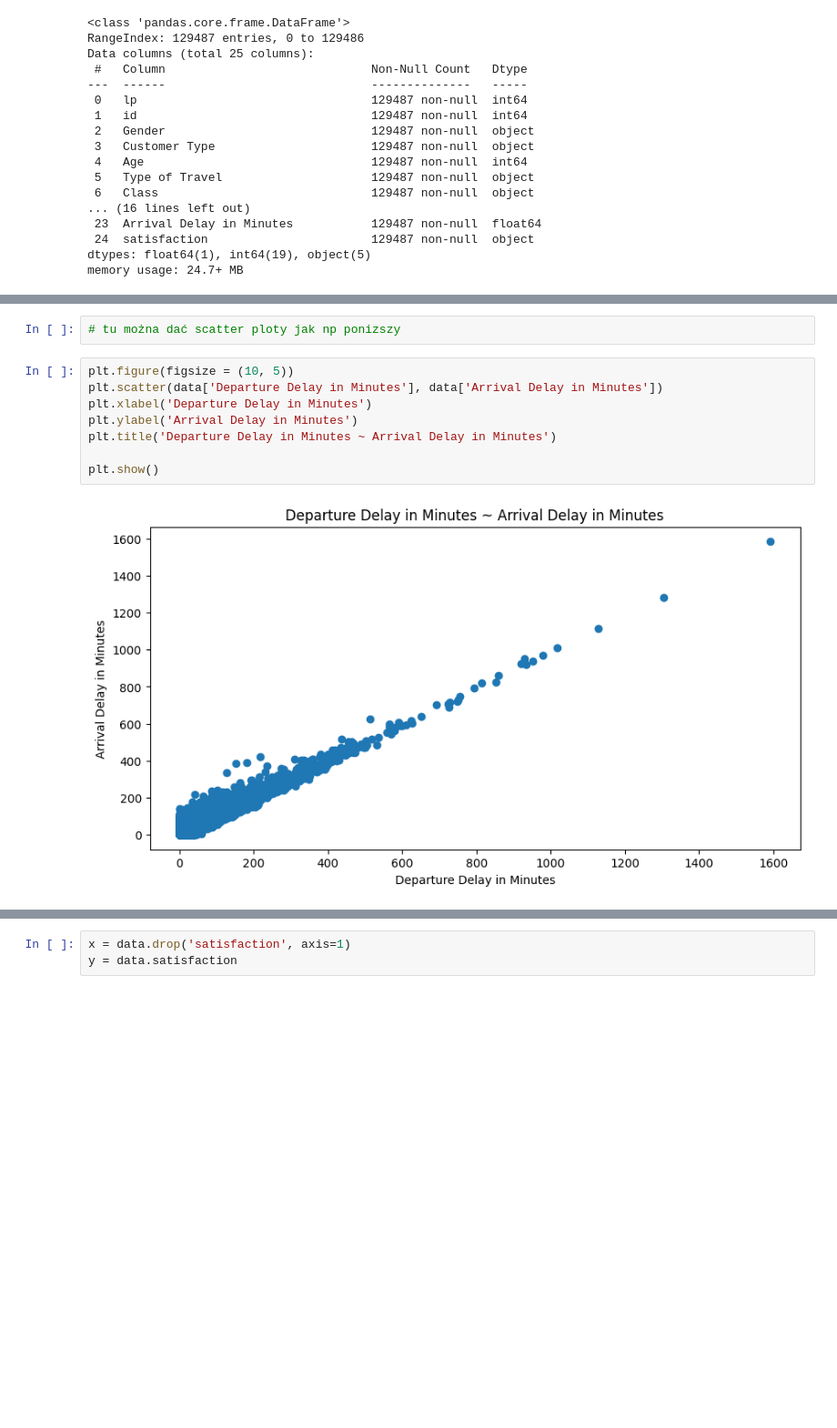
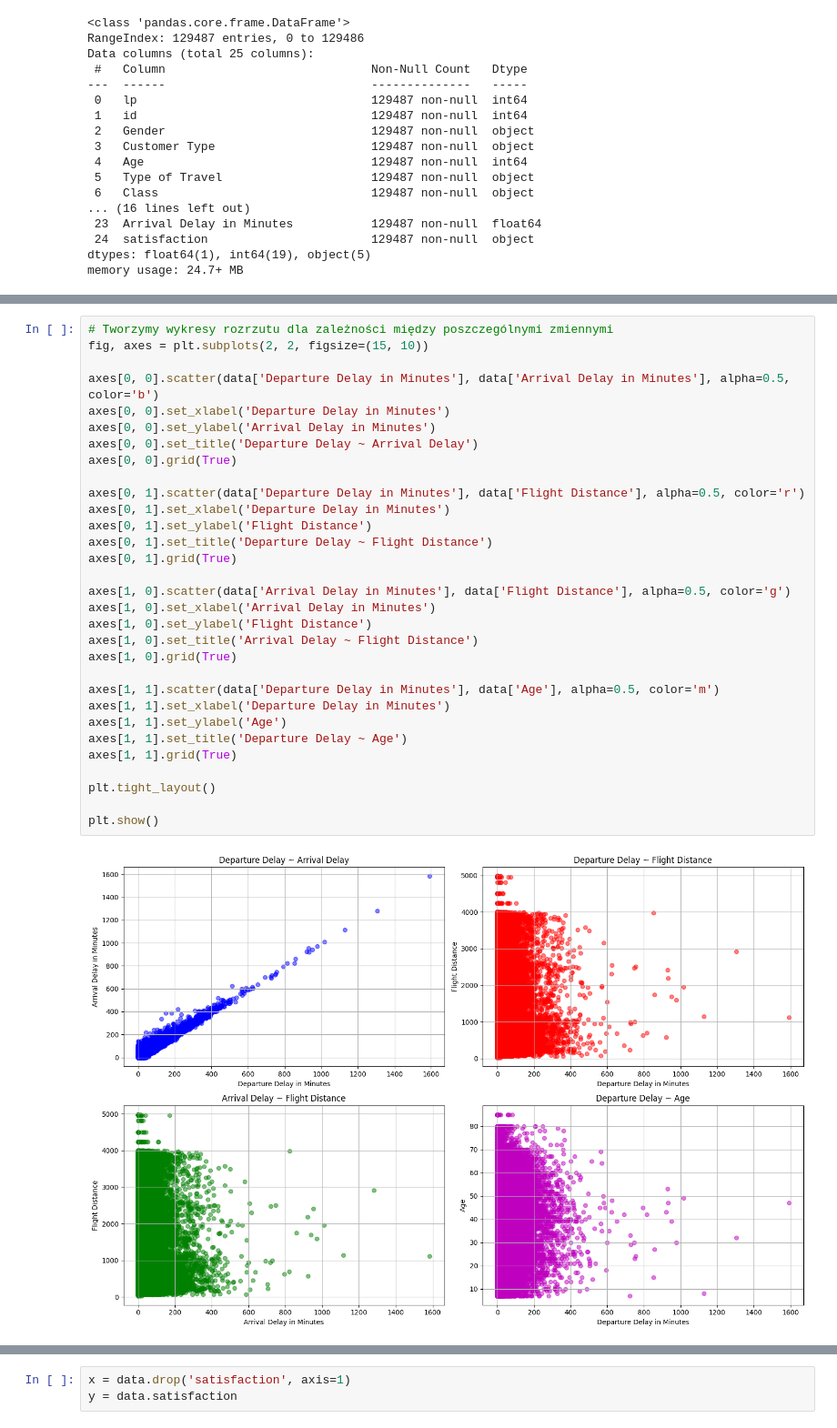
Before and after one commit to Francho03/AI-Project, a Jupyter notebook: code/project.ipynb, the cells around one changed output, grey strips where cells are left out. Shown at 91% size. Drawn from its saved outputs; the diff is of its cells as text; blank space fills up the shorter version.

```diff
--- a/code/project.ipynb
+++ b/code/project.ipynb
@@ -105,13 +116,34 @@ plt.show()
-# %%
-# tu można dać scatter ploty jak np ponizszy
-# %%
-plt.figure(figsize = (10, 5))
-plt.scatter(data['Departure Delay in Minutes'], data['Arrival Delay in Minutes'])
-plt.xlabel('Departure Delay in Minutes')
-plt.ylabel('Arrival Delay in Minutes')
-plt.title('Departure Delay in Minutes ~ Arrival Delay in Minutes')
-
-plt.show()
-# %% [output]
-[figure, removed]
+# %%
+# Tworzymy wykresy rozrzutu dla zależności między poszczególnymi zmiennymi
+fig, axes = plt.subplots(2, 2, figsize=(15, 10))
+
+axes[0, 0].scatter(data['Departure Delay in Minutes'], data['Arrival Delay in Minutes'], alpha=0.5, color='b')
+axes[0, 0].set_xlabel('Departure Delay in Minutes')
+axes[0, 0].set_ylabel('Arrival Delay in Minutes')
+axes[0, 0].set_title('Departure Delay ~ Arrival Delay')
+axes[0, 0].grid(True)
+
+axes[0, 1].scatter(data['Departure Delay in Minutes'], data['Flight Distance'], alpha=0.5, color='r')
+axes[0, 1].set_xlabel('Departure Delay in Minutes')
+axes[0, 1].set_ylabel('Flight Distance')
+axes[0, 1].set_title('Departure Delay ~ Flight Distance')
+axes[0, 1].grid(True)
+
+axes[1, 0].scatter(data['Arrival Delay in Minutes'], data['Flight Distance'], alpha=0.5, color='g')
+axes[1, 0].set_xlabel('Arrival Delay in Minutes')
+axes[1, 0].set_ylabel('Flight Distance')
+axes[1, 0].set_title('Arrival Delay ~ Flight Distance')
+axes[1, 0].grid(True)
+
+axes[1, 1].scatter(data['Departure Delay in Minutes'], data['Age'], alpha=0.5, color='m')
+axes[1, 1].set_xlabel('Departure Delay in Minutes')
+axes[1, 1].set_ylabel('Age')
+axes[1, 1].set_title('Departure Delay ~ Age')
+axes[1, 1].grid(True)
+
+plt.tight_layout()
+
+plt.show()
+# %% [output]
+[figure, added]
 # %%
```
Also changed, not shown: parts of 17 cells of this notebook.
